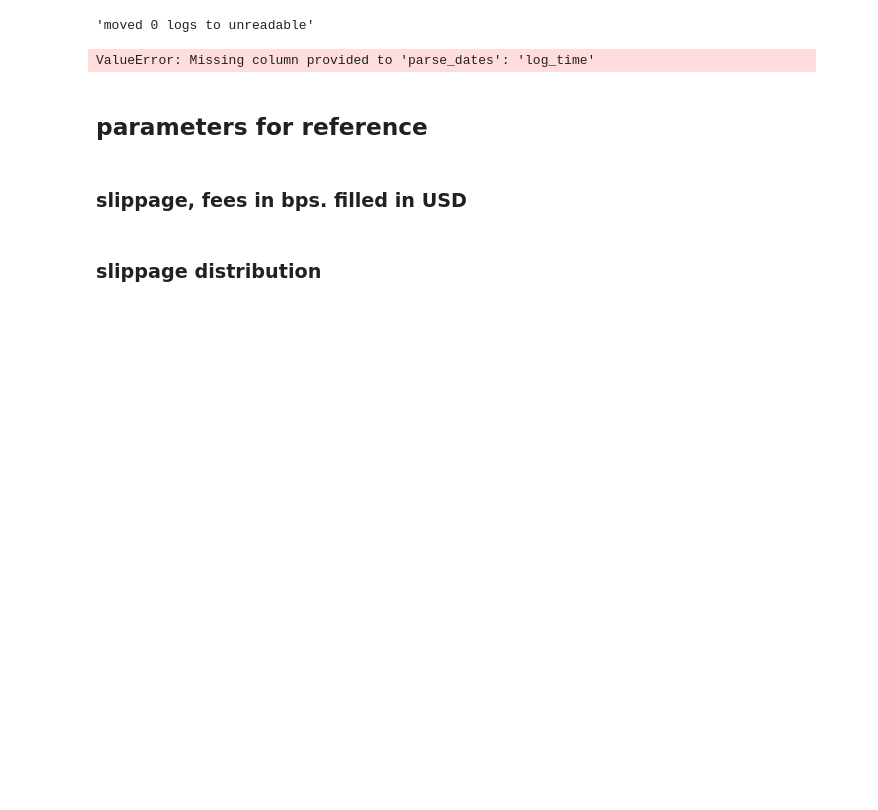
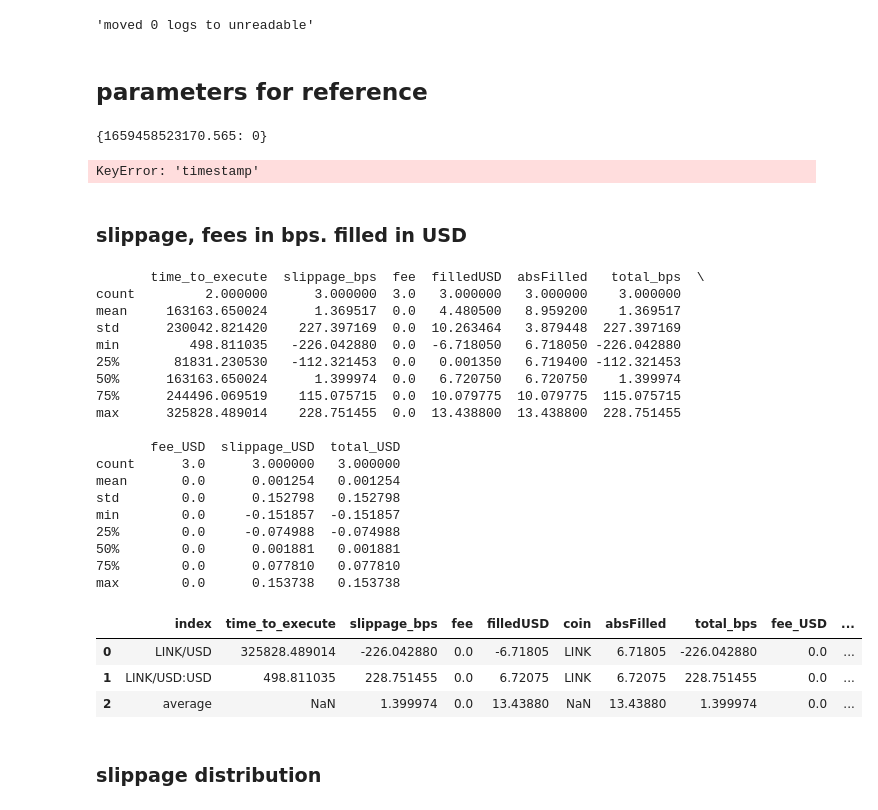
Before and after one commit to Sety-project/pylibs, a Jupyter notebook: ux/exec_logs.ipynb, the cells around one changed output. Drawn from its saved outputs; the diff is of its cells as text; code cells hidden in the pictures; blank space fills up the shorter version.

```diff
--- a/ux/exec_logs.ipynb
+++ b/ux/exec_logs.ipynb
@@ -10,10 +10,8 @@ ExecutionLogger.batch_summarize_exec_logs(dirname=dirname,start=start,add_histor
 # %% [output]
 'moved 0 logs to unreadable'
 # %%
-files = ['all_by_clientOrderId','all_by_coin','all_by_symbol','all_parameters','all_inventory_manager','all_data','all_risk_recon']
-original = {file:pd.read_csv(os.path.join(os.sep, dirname,f'{file}.csv'),parse_dates=['log_time'],index_col=0) for file in files}
+files = ['all_by_clientOrderId','all_by_coin','all_by_symbol','all_order_manager','all_parameters']
+original = {file:pd.read_csv(os.path.join(os.sep, dirname,f'{file}.csv'),index_col=0) for file in files}
-# %% [output]
-ValueError: Missing column provided to 'parse_dates': 'log_time'
 # %%
 cmap = cm.get_cmap('Spectral')
 #fig, ax = plt.subplots(1)
@@ -21,17 +19,46 @@ cmap = cm.get_cmap('Spectral')
 ## parameters for reference
 # %%
 all_parameters = original['all_parameters']
-all_parameters['hash'] = all_parameters['log_time'].apply(lambda x: pd.util.hash_pandas_object(all_parameters.groupby('log_time').get_group(x).astype(str)).sum())
+all_parameters['hash'] = all_parameters['timestamp'].apply(lambda x: pd.util.hash_pandas_object(all_parameters.groupby('timestamp').get_group(x).astype(str)).sum())
 all_parameters['param_index'] = all_parameters['hash'].apply(lambda h: list(all_parameters['hash'].unique()).index(h))
 all_parameters.drop(columns=['hash'],inplace=True)
-param_map = all_parameters.set_index('log_time')['param_index'].to_dict()
+param_map = all_parameters.set_index('timestamp')['param_index'].to_dict()
 param_map
+# %% [output]
+{1659458523170.565: 0}
 # %%
 indexed = deepcopy(original)
 for df in indexed.values():
-    df['param_index'] = df['log_time'].apply(lambda x:param_map[x])
+    df['param_index'] = df['timestamp'].apply(lambda x:param_map[x])
 #colors = matplotlib.cm.rainbow(np.linspace(0, 1, len(all_parameters['param_index'].unique())))
+# %% [output]
+KeyError: 'timestamp'
 # %% [markdown]
 ### slippage, fees in bps. filled in USD
 # %%
-indexed['all_data'].columns
+print(indexed['all_by_symbol'].describe())
+indexed['all_by_symbol']
+# %% [output]
+       time_to_execute  slippage_bps  fee  filledUSD  absFilled   total_bps  \
+count         2.000000      3.000000  3.0   3.000000   3.000000    3.000000
+mean     163163.650024      1.369517  0.0   4.480500   8.959200    1.369517
+std      230042.821420    227.397169  0.0  10.263464   3.879448  227.397169
+min         498.811035   -226.042880  0.0  -6.718050   6.718050 -226.042880
+25%       81831.230530   -112.321453  0.0   0.001350   6.719400 -112.321453
+50%      163163.650024      1.399974  0.0   6.720750   6.720750    1.399974
+75%      244496.069519    115.075715  0.0  10.079775  10.079775  115.075715
+max      325828.489014    228.751455  0.0  13.438800  13.438800  228.751455
+
+       fee_USD  slippage_USD  total_USD
+count      3.0      3.000000   3.000000
+mean       0.0      0.001254   0.001254
+std        0.0      0.152798   0.152798
+min        0.0     -0.151857  -0.151857
+25%        0.0     -0.074988  -0.074988
+50%        0.0      0.001881   0.001881
+75%        0.0      0.077810   0.077810
+max        0.0      0.153738   0.153738
+|  | index | time_to_execute | slippage_bps | fee | filledUSD | coin | absFilled | total_bps | fee_USD | ... |
+| 0 | LINK/USD | 325828.489014 | -226.042880 | 0.0 | -6.71805 | LINK | 6.71805 | -226.042880 | 0.0 | ... |
+| 1 | LINK/USD:USD | 498.811035 | 228.751455 | 0.0 | 6.72075 | LINK | 6.72075 | 228.751455 | 0.0 | ... |
+| 2 | average | NaN | 1.399974 | 0.0 | 13.43880 | NaN | 13.43880 | 1.399974 | 0.0 | ... |
```
Also changed, not shown: parts of 9 cells of this notebook, 2 other files.
